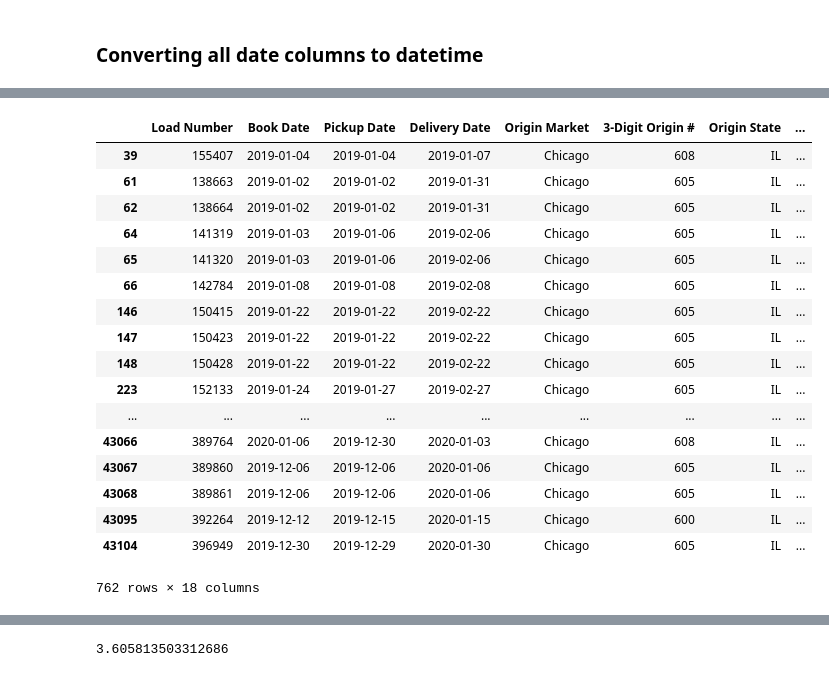
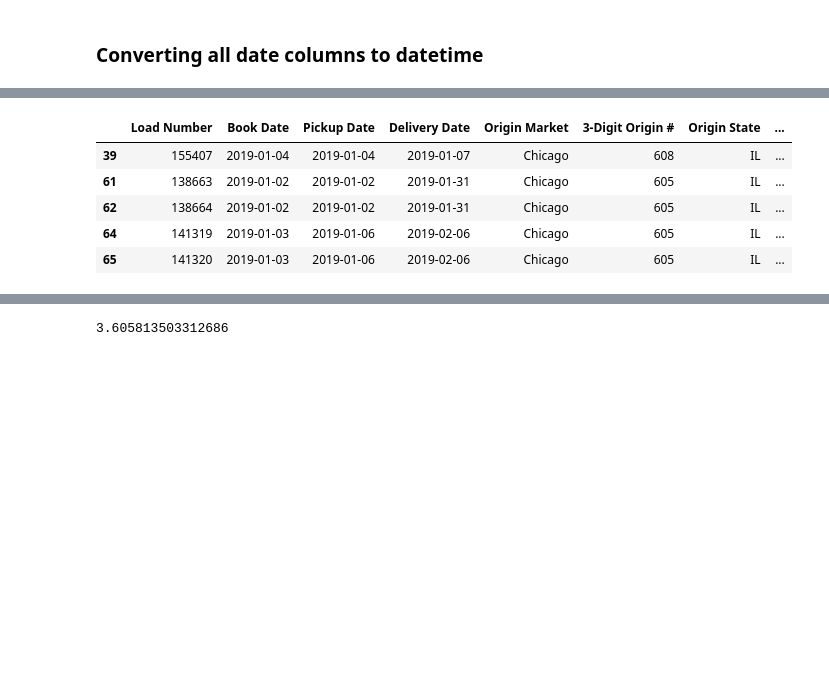
Before and after one commit to cmarshall1999/Loyola-Supply-Chain-Competition, a Jupyter notebook: Loyola-Supply-Chain-Analysis.ipynb, the cells around one changed output, grey strips where cells are left out. Cells and saved outputs as stored; diff of their text form; code cells hidden in the pictures; blank space fills up the shorter version.

```diff
--- a/Loyola-Supply-Chain-Analysis.ipynb
+++ b/Loyola-Supply-Chain-Analysis.ipynb
@@ -223,24 +191,12 @@ Q1
 # %%
 Q1=Q1.reset_index(drop=True)
 # %%
-Q1[Q1['Mileage']==0]
+Q1[Q1['Mileage']==0].head()
 # %% [output]
 |  | Load Number | Book Date | Pickup Date | Delivery Date | Origin Market | 3-Digit Origin # | Origin State | ... |
 | 39 | 155407 | 2019-01-04 | 2019-01-04 | 2019-01-07 | Chicago | 608 | IL | ... |
 | 61 | 138663 | 2019-01-02 | 2019-01-02 | 2019-01-31 | Chicago | 605 | IL | ... |
 | 62 | 138664 | 2019-01-02 | 2019-01-02 | 2019-01-31 | Chicago | 605 | IL | ... |
 | 64 | 141319 | 2019-01-03 | 2019-01-06 | 2019-02-06 | Chicago | 605 | IL | ... |
 | 65 | 141320 | 2019-01-03 | 2019-01-06 | 2019-02-06 | Chicago | 605 | IL | ... |
-| 66 | 142784 | 2019-01-08 | 2019-01-08 | 2019-02-08 | Chicago | 605 | IL | ... |
-| 146 | 150415 | 2019-01-22 | 2019-01-22 | 2019-02-22 | Chicago | 605 | IL | ... |
-| 147 | 150423 | 2019-01-22 | 2019-01-22 | 2019-02-22 | Chicago | 605 | IL | ... |
-| 148 | 150428 | 2019-01-22 | 2019-01-22 | 2019-02-22 | Chicago | 605 | IL | ... |
-| 223 | 152133 | 2019-01-24 | 2019-01-27 | 2019-02-27 | Chicago | 605 | IL | ... |
-| ... | ... | ... | ... | ... | ... | ... | ... | ... |
-| 43066 | 389764 | 2020-01-06 | 2019-12-30 | 2020-01-03 | Chicago | 608 | IL | ... |
-| 43067 | 389860 | 2019-12-06 | 2019-12-06 | 2020-01-06 | Chicago | 605 | IL | ... |
-| 43068 | 389861 | 2019-12-06 | 2019-12-06 | 2020-01-06 | Chicago | 605 | IL | ... |
-| 43095 | 392264 | 2019-12-12 | 2019-12-15 | 2020-01-15 | Chicago | 600 | IL | ... |
-| 43104 | 396949 | 2019-12-30 | 2019-12-29 | 2020-01-30 | Chicago | 605 | IL | ... |
-762 rows × 18 columns
 # %%
```
Also changed, not shown: parts of 55 cells of this notebook.
